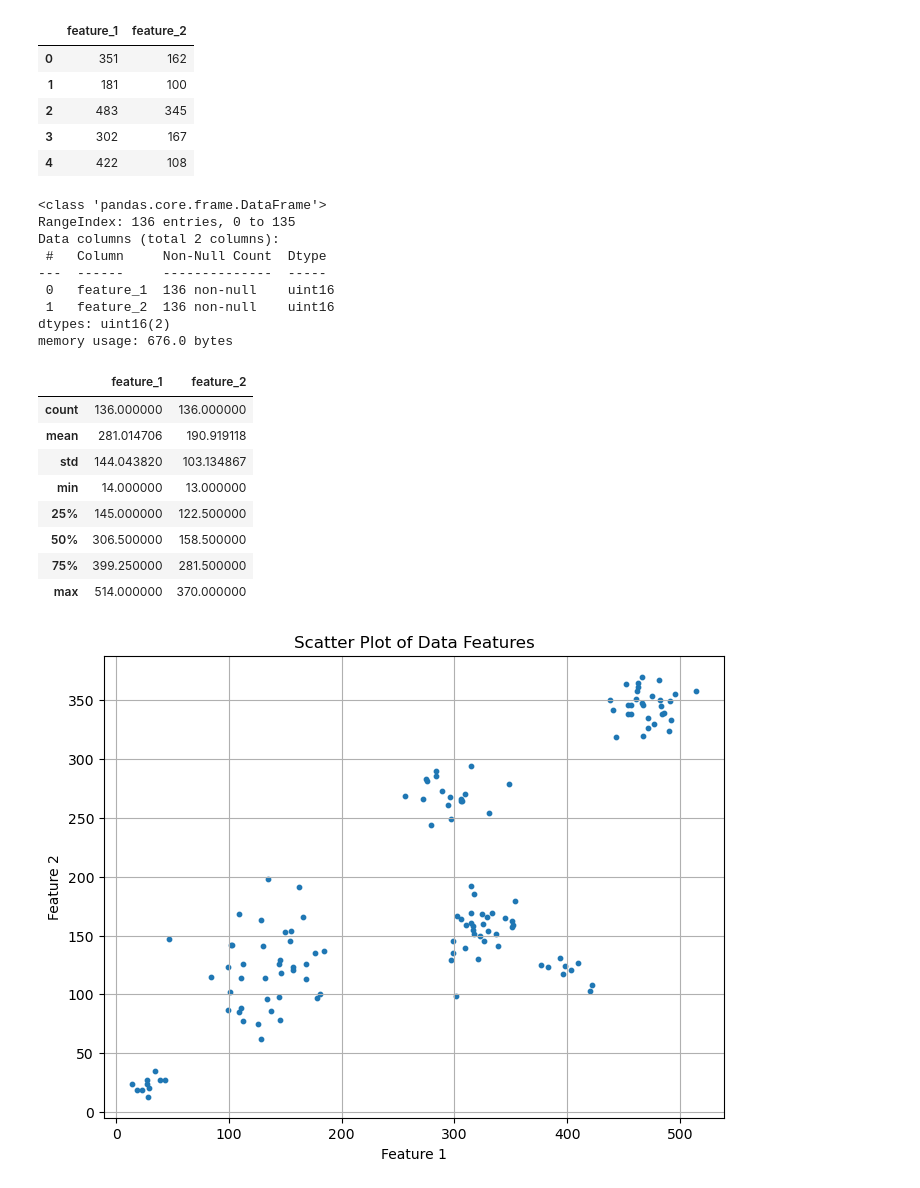
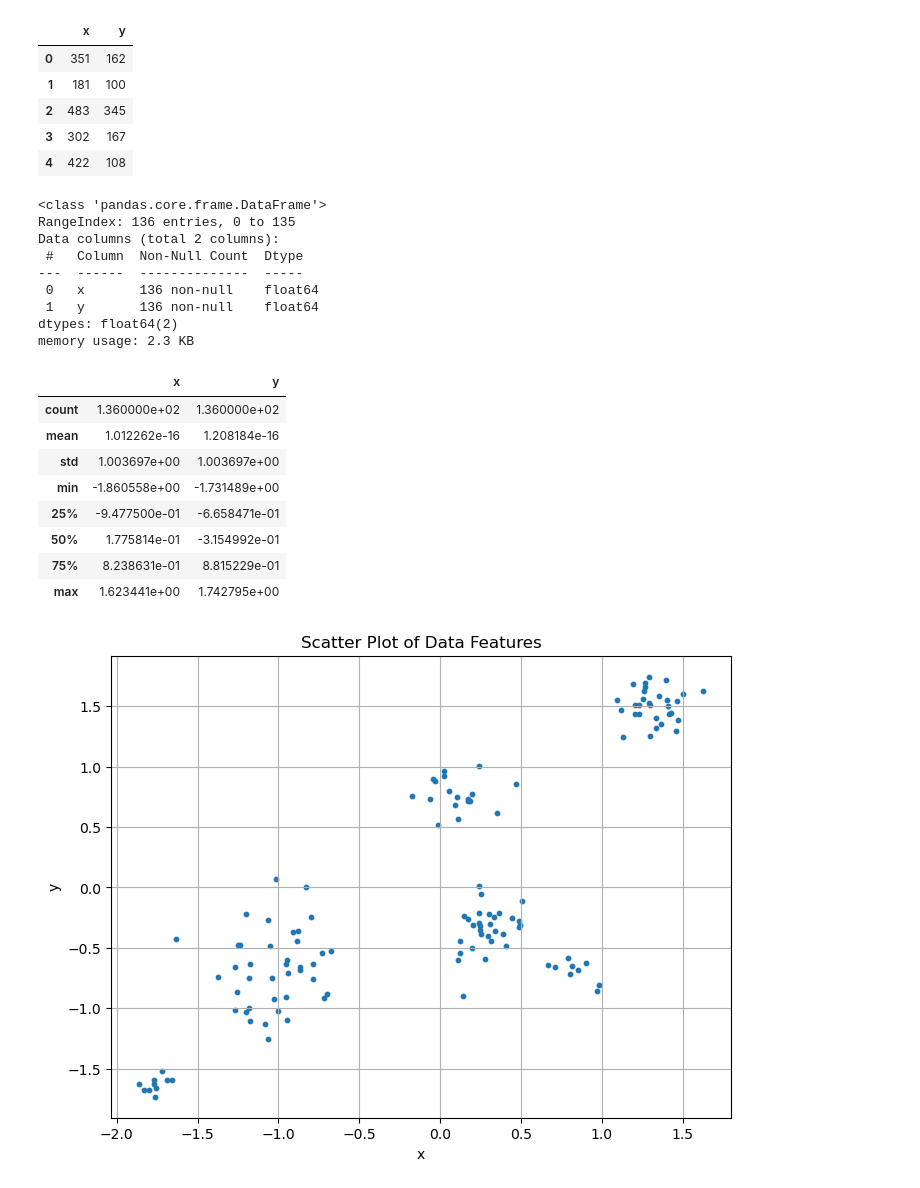
Before and after one commit to criss201x/hierarchical_Clustering_for_Dummies, a Jupyter notebook: HC.ipynb, the cells around one changed output. Drawn from its saved outputs; the diff is of its cells as text; code cells hidden in the pictures.

```diff
--- a/HC.ipynb
+++ b/HC.ipynb
@@ -15,49 +16,52 @@ mat_data = scipy.io.loadmat('data_clusters.mat')
 X_data = mat_data['X']
 
 # Convert the NumPy array to a pandas DataFrame
-df = pd.DataFrame(X_data, columns=['feature_1', 'feature_2']) # You can name the columns appropriately
+df = pd.DataFrame(X_data, columns=['x', 'y']) # You can name the columns appropriately
 
 # Display the first few rows of the DataFrame
 display(df.head())
 # %% [output]
-|  | feature_1 | feature_2 |
+|  | x | y |
 | 0 | 351 | 162 |
 | 1 | 181 | 100 |
 | 2 | 483 | 345 |
 | 3 | 302 | 167 |
 | 4 | 422 | 108 |
+# %%
+scaler = StandardScaler()
+df[['x', 'y']] = scaler.fit_transform(df[['x', 'y']])
 # %%
 df.info()
 # %% [output]
 <class 'pandas.core.frame.DataFrame'>
 RangeIndex: 136 entries, 0 to 135
 Data columns (total 2 columns):
- #   Column     Non-Null Count  Dtype
----  ------     --------------  -----
- 0   feature_1  136 non-null    uint16
- 1   feature_2  136 non-null    uint16
-dtypes: uint16(2)
-memory usage: 676.0 bytes
+ #   Column  Non-Null Count  Dtype
+---  ------  --------------  -----
+ 0   x       136 non-null    float64
+ 1   y       136 non-null    float64
+dtypes: float64(2)
+memory usage: 2.3 KB
 # %%
 df.describe()
 # %% [output]
-|  | feature_1 | feature_2 |
-| count | 136.000000 | 136.000000 |
-| mean | 281.014706 | 190.919118 |
-| std | 144.043820 | 103.134867 |
-| min | 14.000000 | 13.000000 |
-| 25% | 145.000000 | 122.500000 |
-| 50% | 306.500000 | 158.500000 |
-| 75% | 399.250000 | 281.500000 |
-| max | 514.000000 | 370.000000 |
+|  | x | y |
+| count | 1.360000e+02 | 1.360000e+02 |
+| mean | 1.012262e-16 | 1.208184e-16 |
+| std | 1.003697e+00 | 1.003697e+00 |
+| min | -1.860558e+00 | -1.731489e+00 |
+| 25% | -9.477500e-01 | -6.658471e-01 |
+| 50% | 1.775814e-01 | -3.154992e-01 |
+| 75% | 8.238631e-01 | 8.815229e-01 |
+| max | 1.623441e+00 | 1.742795e+00 |
 # %%
 plt.figure(figsize=(8, 6))
-plt.scatter(df['feature_1'], df['feature_2'], s=10)
-plt.xlabel('Feature 1')
-plt.ylabel('Feature 2')
+plt.scatter(df['x'], df['y'], s=10)
+plt.xlabel('x')
+plt.ylabel('y')
 plt.title('Scatter Plot of Data Features')
 plt.grid(True)
 plt.show()
 # %% [output]
-[figure, old version]
+[figure, new version]
 # %%
```
Also changed, not shown: parts of 9 cells of this notebook, 6 other files.
